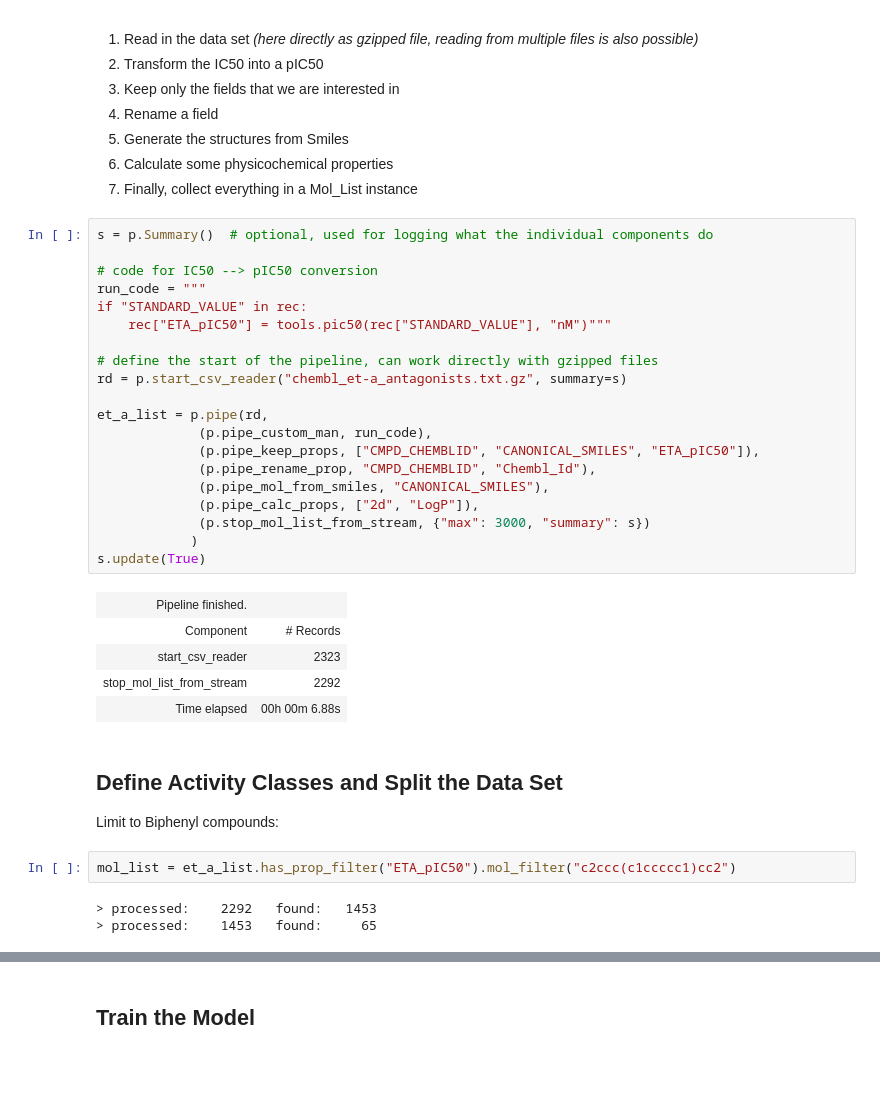
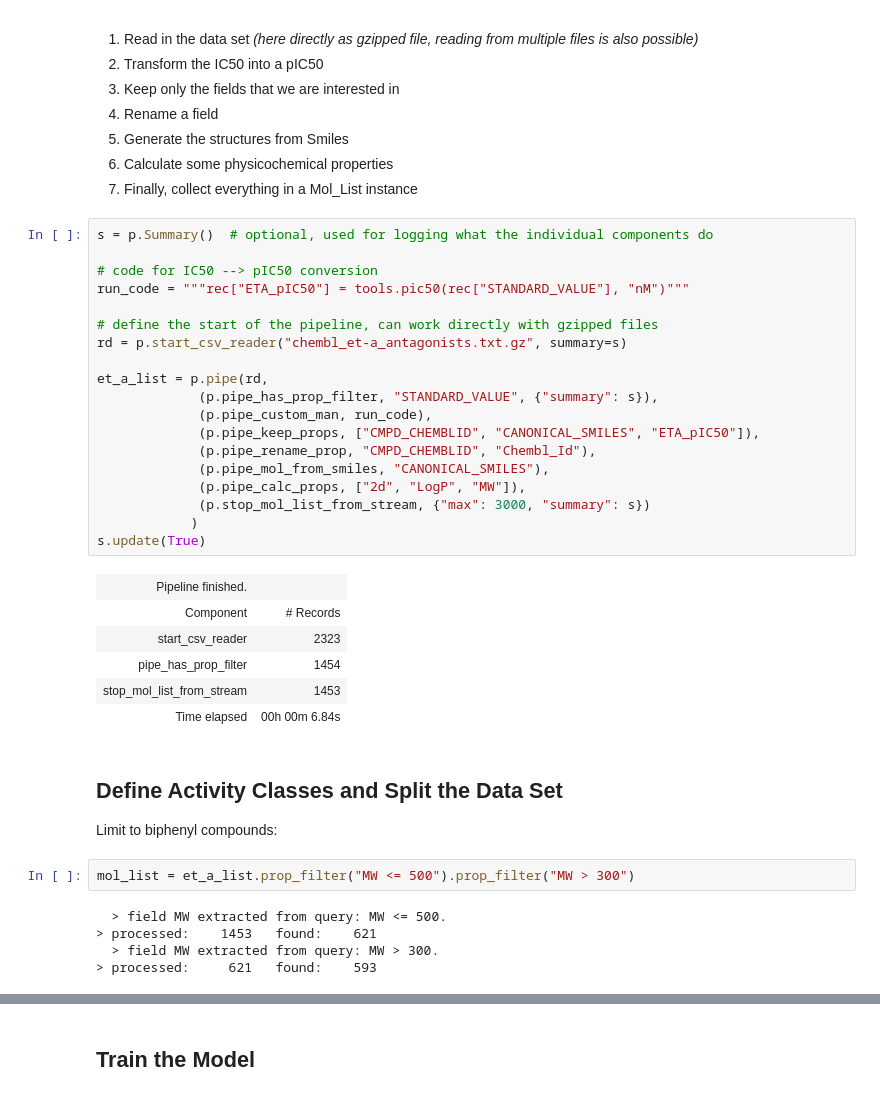
Before and after one commit to apahl/rdkit_ipynb_tools, a Jupyter notebook: tutorial/tutorial_sar.ipynb, the cells around one changed output, grey strips where cells are left out. Saved outputs shown, nothing was run; the diff lists cells and outputs as text; blank space fills up the shorter version.

```diff
--- a/tutorial/tutorial_sar.ipynb
+++ b/tutorial/tutorial_sar.ipynb
@@ -68,37 +68,39 @@ We will now use a pipeline to curate the data set for our needs:
 # %%
 s = p.Summary()  # optional, used for logging what the individual components do
 
 # code for IC50 --> pIC50 conversion
-run_code = """
-if "STANDARD_VALUE" in rec:
-    rec["ETA_pIC50"] = tools.pic50(rec["STANDARD_VALUE"], "nM")"""
+run_code = """rec["ETA_pIC50"] = tools.pic50(rec["STANDARD_VALUE"], "nM")"""
 
 # define the start of the pipeline, can work directly with gzipped files
 rd = p.start_csv_reader("chembl_et-a_antagonists.txt.gz", summary=s)
 
 et_a_list = p.pipe(rd,
+             (p.pipe_has_prop_filter, "STANDARD_VALUE", {"summary": s}),
              (p.pipe_custom_man, run_code),
              (p.pipe_keep_props, ["CMPD_CHEMBLID", "CANONICAL_SMILES", "ETA_pIC50"]),
              (p.pipe_rename_prop, "CMPD_CHEMBLID", "Chembl_Id"),
              (p.pipe_mol_from_smiles, "CANONICAL_SMILES"),
-             (p.pipe_calc_props, ["2d", "LogP"]),
+             (p.pipe_calc_props, ["2d", "LogP", "MW"]),
              (p.stop_mol_list_from_stream, {"max": 3000, "summary": s})
             )
 s.update(True)
 # %% [output]
 | Pipeline finished. |  |
 | Component | # Records |
 | start_csv_reader | 2323 |
-| stop_mol_list_from_stream | 2292 |
-| Time elapsed | 00h 00m 6.88s |
+| pipe_has_prop_filter | 1454 |
+| stop_mol_list_from_stream | 1453 |
+| Time elapsed | 00h 00m 6.84s |
 # %% [markdown]
 ## Define Activity Classes and Split the Data Set
-Limit to Biphenyl compounds:
+Limit to biphenyl compounds:
-# %%
-mol_list = et_a_list.has_prop_filter("ETA_pIC50").mol_filter("c2ccc(c1ccccc1)cc2")
-# %% [output]
-> processed:    2292   found:   1453
-> processed:    1453   found:     65
+# %%
+mol_list = et_a_list.prop_filter("MW <= 500").prop_filter("MW > 300")
+# %% [output]
+  > field MW extracted from query: MW <= 500.
+> processed:    1453   found:    621
+  > field MW extracted from query: MW > 300.
+> processed:     621   found:    593
 # %%
 mol_list.summary()
 # %% [output]
```
Also changed, not shown: parts of 9 cells of this notebook, 3 other files.
